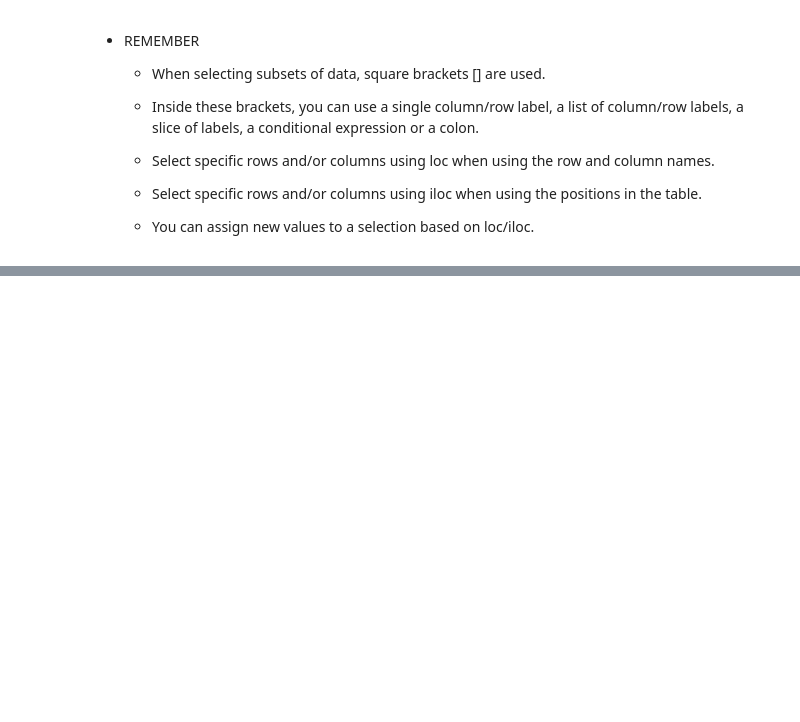
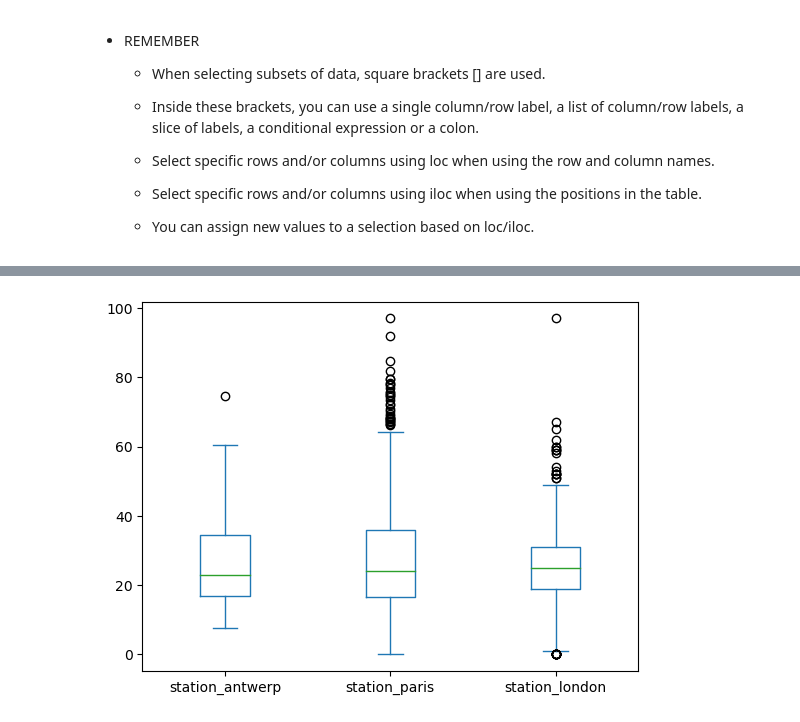
Before and after one commit to Jrana1/myCoolDataScienceLearning, a Jupyter notebook: pandas/IntroToPandas.ipynb, the cells around one changed output, grey strips where cells are left out. Saved outputs shown, nothing was run; the diff lists cells and outputs as text; code cells hidden in the pictures; blank space fills up the shorter version.

```diff
--- a/pandas/IntroToPandas.ipynb
+++ b/pandas/IntroToPandas.ipynb
@@ -364,0 +392,5 @@ titanic_df[["Name", "Sex"]].head()
+# %%
+air_df.plot.box()
+plt.show()
+# %% [output]
+[figure, added]
```
Also changed, not shown: parts of 7 cells of this notebook, 1 other file.
